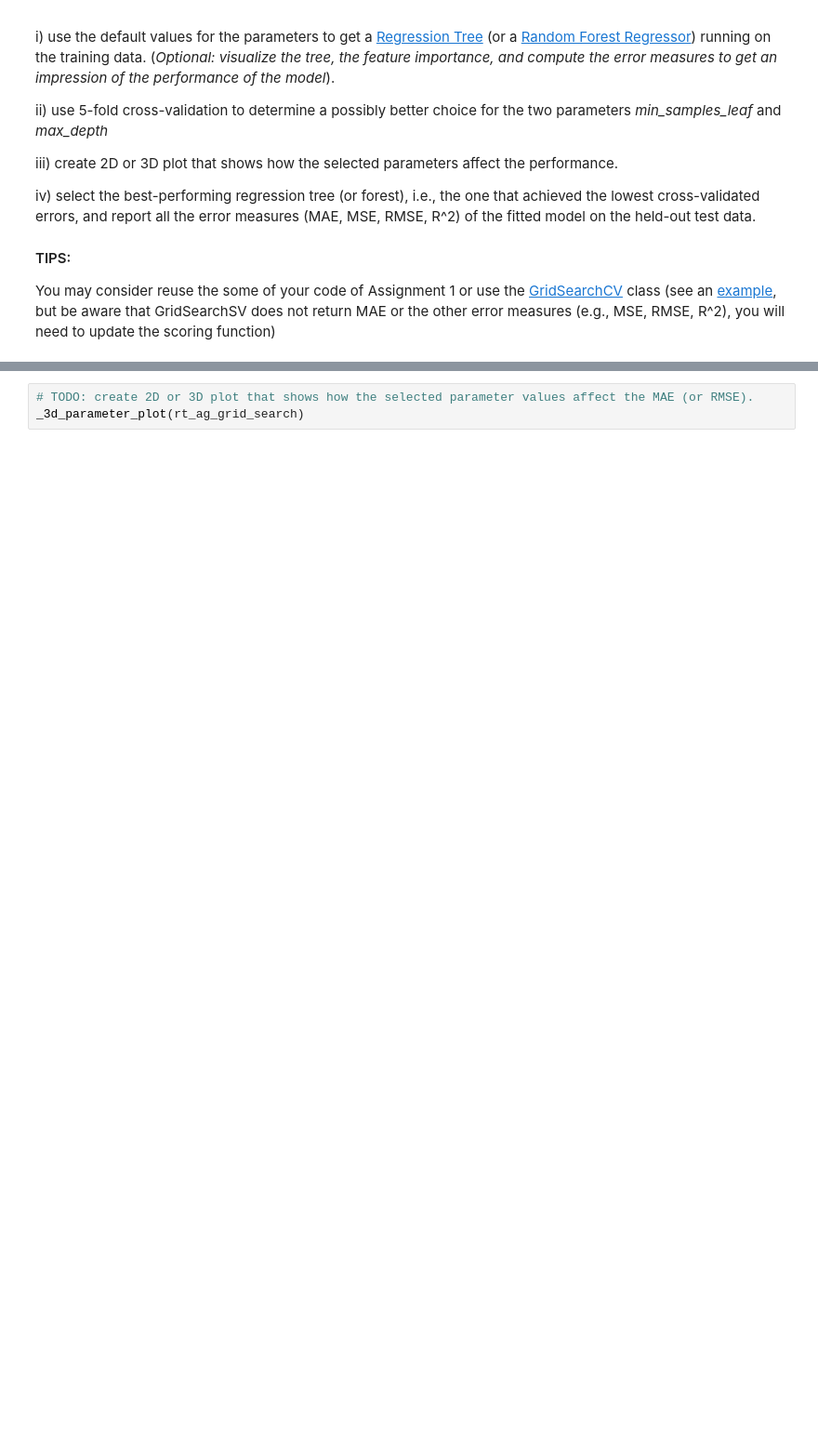
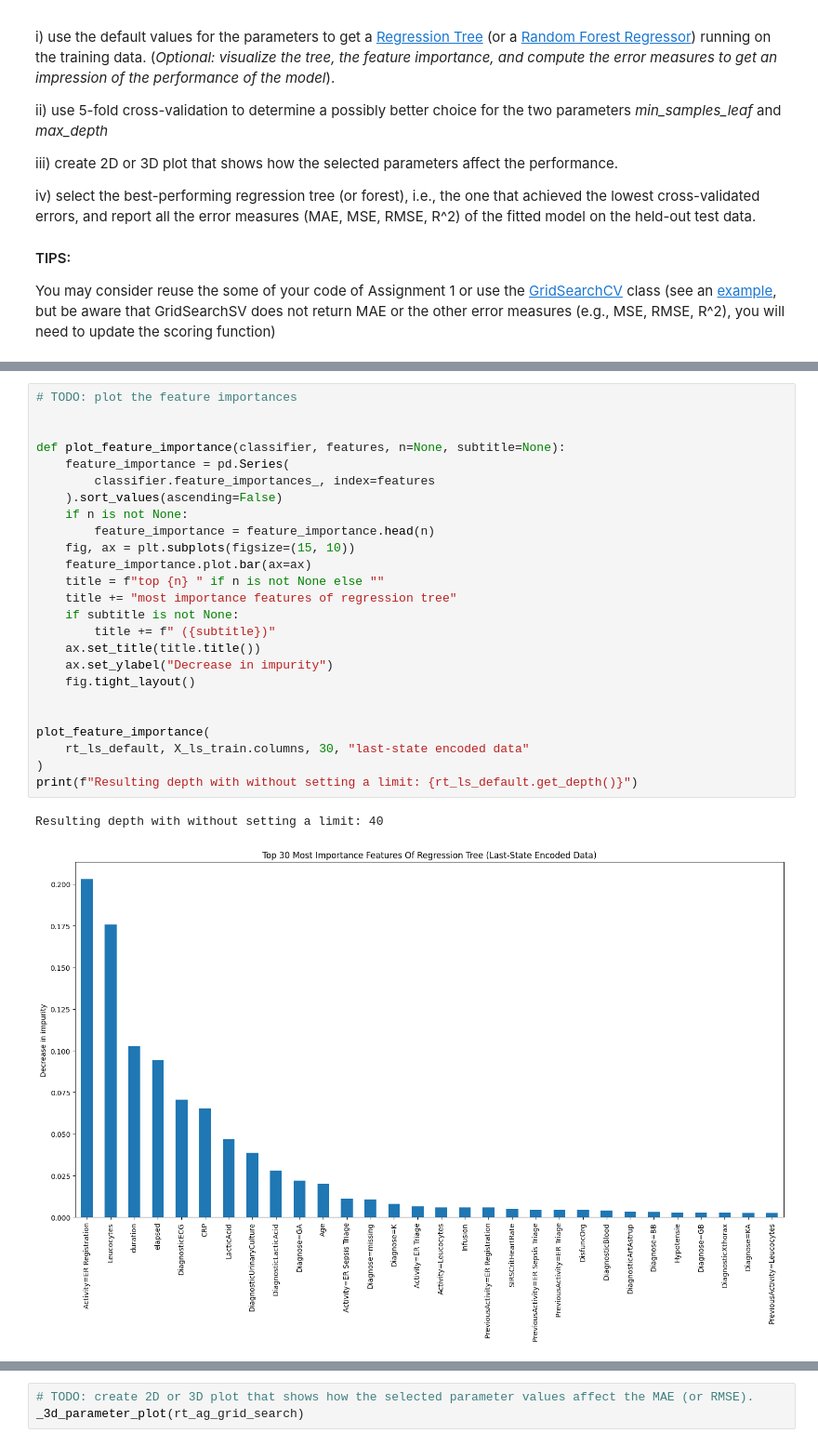
Before and after one commit to MarognaLorenzo/ApplicationOfMachineLearning, a Jupyter notebook: Assignment2/notebooks/All.ipynb, the cells around one changed output, grey strips where cells are left out. Shown at 93% size. Saved outputs shown, nothing was run; the diff lists cells and outputs as text; blank space fills up the shorter version.

```diff
--- a/Assignment2/notebooks/All.ipynb
+++ b/Assignment2/notebooks/All.ipynb
@@ -664,0 +528,28 @@ R2:      0.57
+# %%
+# TODO: plot the feature importances
+
+
+def plot_feature_importance(classifier, features, n=None, subtitle=None):
+    feature_importance = pd.Series(
+        classifier.feature_importances_, index=features
+    ).sort_values(ascending=False)
+    if n is not None:
+        feature_importance = feature_importance.head(n)
+    fig, ax = plt.subplots(figsize=(15, 10))
+    feature_importance.plot.bar(ax=ax)
+    title = f"top {n} " if n is not None else ""
+    title += "most importance features of regression tree"
+    if subtitle is not None:
+        title += f" ({subtitle})"
+    ax.set_title(title.title())
+    ax.set_ylabel("Decrease in impurity")
+    fig.tight_layout()
+
+
+plot_feature_importance(
+    rt_ls_default, X_ls_train.columns, 30, "last-state encoded data"
+)
+print(f"Resulting depth with without setting a limit: {rt_ls_default.get_depth()}")
+# %% [output]
+Resulting depth with without setting a limit: 40
+[figure, added]
```
Also changed, not shown: parts of 69 cells of this notebook.
